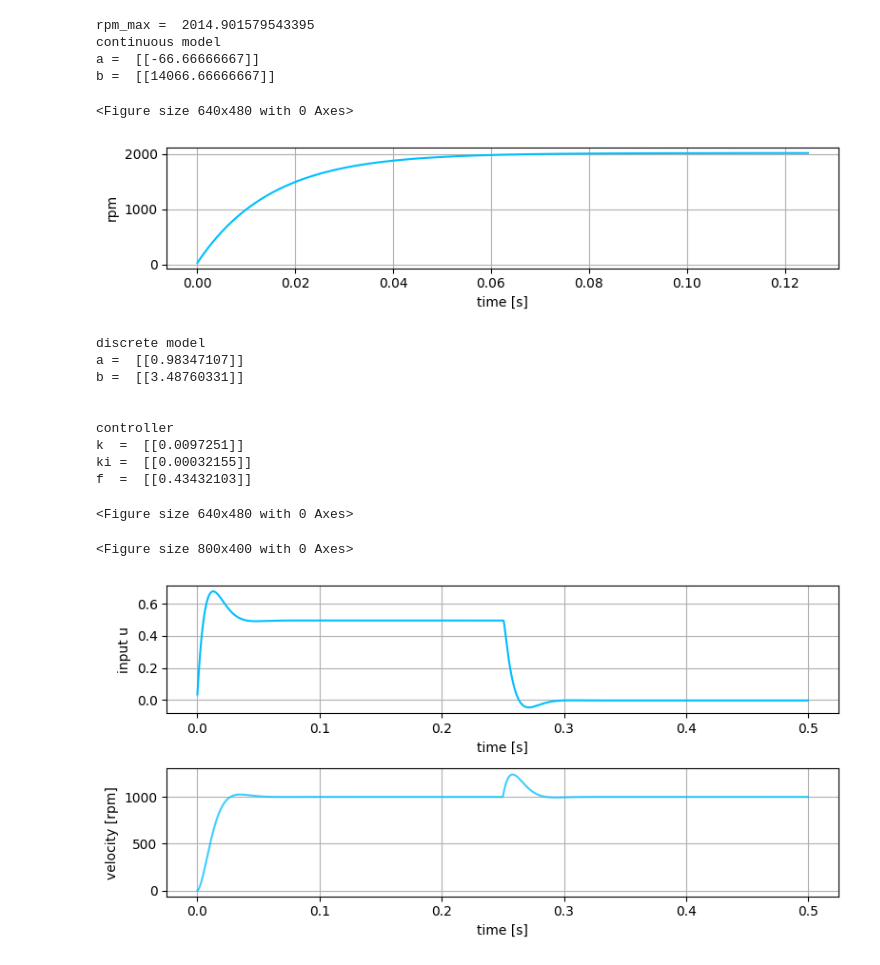
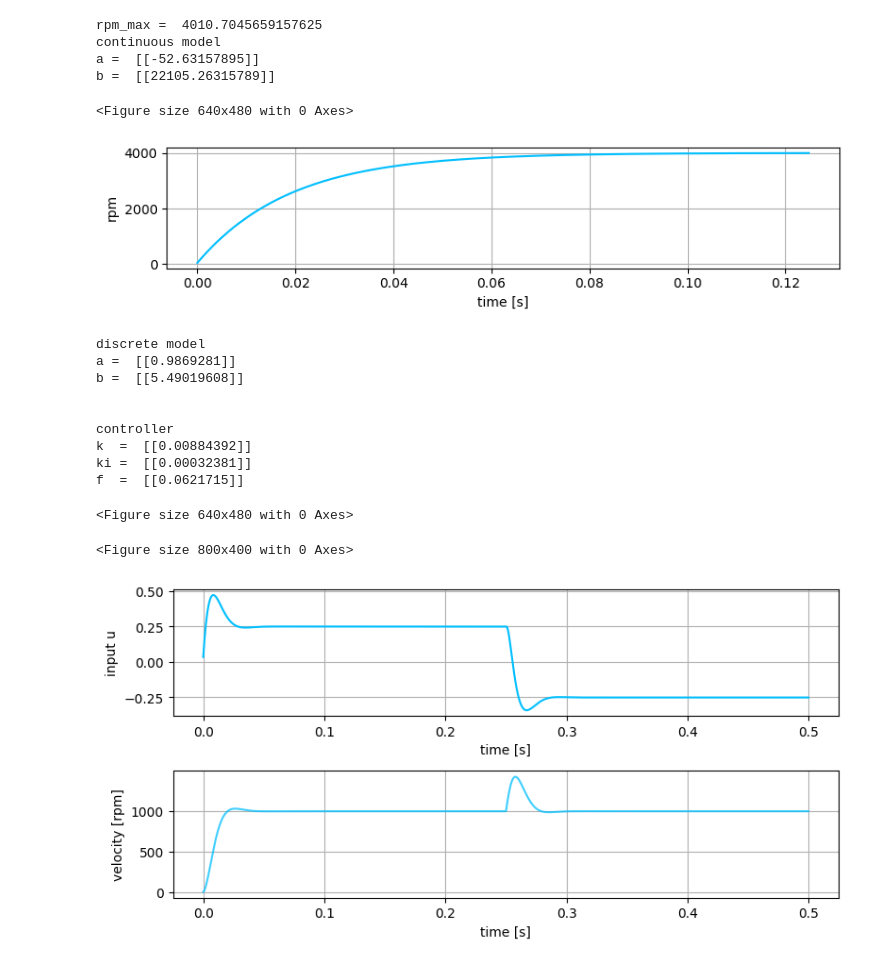
Before and after one commit to michalnand/motoko_ice_dragon_x, a Jupyter notebook: simulations/motor_controller/lqg_discrete.ipynb, the cells around one changed output. Saved outputs shown, nothing was run; the diff lists cells and outputs as text; code cells hidden in the pictures.

```diff
--- a/simulations/motor_controller/lqg_discrete.ipynb
+++ b/simulations/motor_controller/lqg_discrete.ipynb
@@ -38,14 +38,18 @@ rad_var     =  1.438
 tau         =  34
 '''
 
-u_max       = 1.0
-k           =  211
-rad_var     =  1.438
-tau         =  15
+#u_max       = 1.0
+#k           =  211
+#rad_var     =  1.438
+#tau         =  15
 
 
 
-
+u_max      = 1.0
+k          =  420
+rad_var =  87.164
+#tau         =  16
+tau         =  19
 
 rpm_max = u_max*k*60.0/(2.0*numpy.pi)
 
@@ -69,37 +73,37 @@ print()
 
 
 #create dynamical system
 ds = LibsControl.DynamicalSystem(mat_a, mat_b, mat_c, dt)
 
 
 #compute step response
 t_result = []
 u_result = []
 x_result = []
 
 
 for n in range(500):
 
     # unit step as input
     u = numpy.ones((1, 1))
 
     x, _ = ds.forward_state(u)
 
     t_result.append(n*dt)
     x_result.append(x[:, 0])
 
 t_result = numpy.array(t_result)
 x_result = numpy.array(x_result)
 
 #plot result
 LibsControl.plot_open_loop_response(t_result, x_result*60.0/(2.0*numpy.pi), file_name = "step_response.png", labels = ["rpm"])
 # %% [output]
-rpm_max =  2014.901579543395
+rpm_max =  4010.7045659157625
 continuous model
-a =  [[-66.66666667]]
-b =  [[14066.66666667]]
+a =  [[-52.63157895]]
+b =  [[22105.26315789]]
 <Figure size 640x480 with 0 Axes>
-[figure, old version]
+[figure, new version]
 # %%
 
 
@@ -131,14 +135,14 @@ print("ki = ", lqg.ki)
 print("f  = ", lqg.f)
 # %% [output]
 discrete model
-a =  [[0.98347107]]
-b =  [[3.48760331]]
+a =  [[0.9869281]]
+b =  [[5.49019608]]
 
 
 controller
-k  =  [[0.0097251]]
-ki =  [[0.00032155]]
-f  =  [[0.43432103]]
+k  =  [[0.00884392]]
+ki =  [[0.00032381]]
+f  =  [[0.0621715]]
 # %%
 
 #process simulation
@@ -211,4 +215,4 @@ LibsControl.plot_closed_loop_response(t_result, u_result, x_result, x_hat = None
 # %% [output]
 <Figure size 640x480 with 0 Axes>
 <Figure size 800x400 with 0 Axes>
-[figure, old version]
+[figure, new version]
```
Also changed, not shown: 43 other files.
